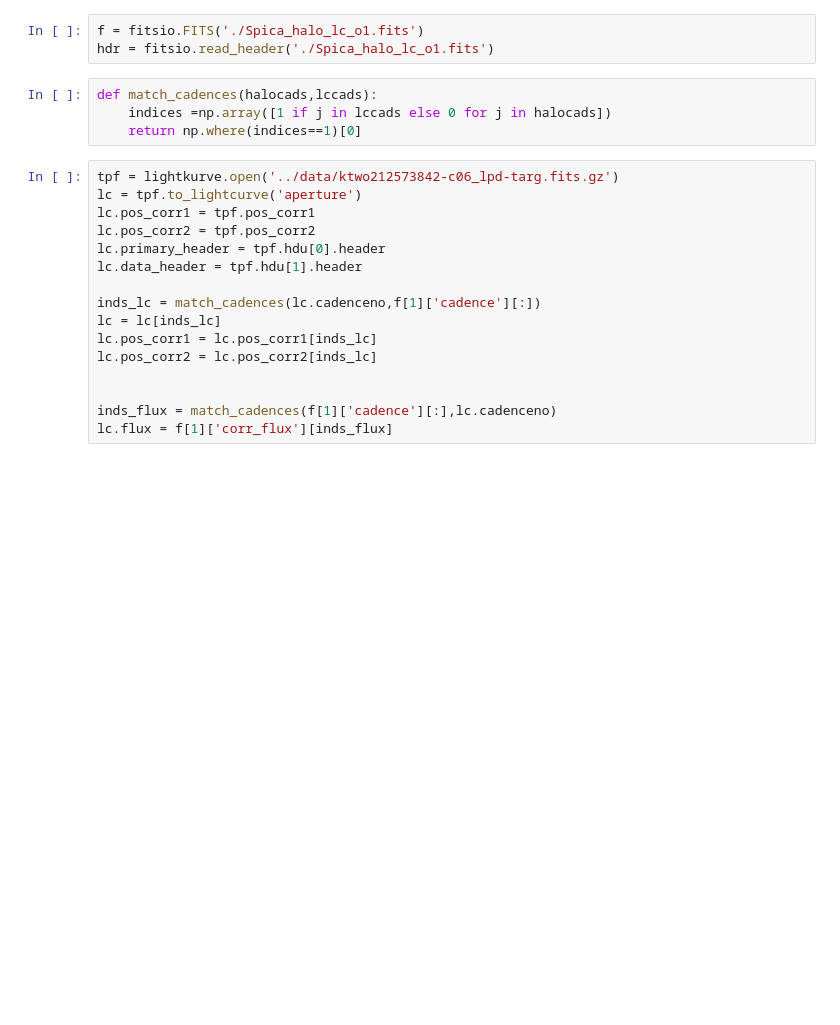
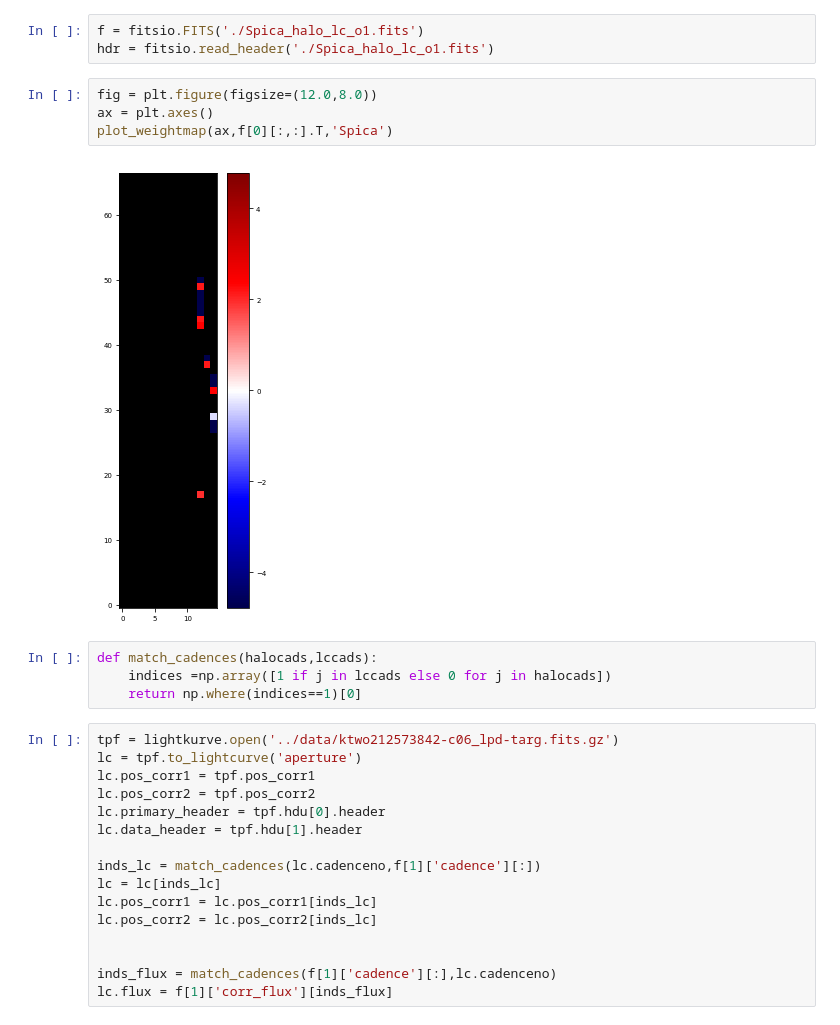
Before and after one commit to benjaminpope/k2halo, a Jupyter notebook: notebooks/spica_c6.ipynb, the cells around one changed output. Cells and saved outputs as stored; diff of their text form; blank space fills up the shorter version.

```diff
--- a/notebooks/spica_c6.ipynb
+++ b/notebooks/spica_c6.ipynb
@@ -45,6 +48,12 @@ Everything saved to ./Spica_all_o1_sub1.png
 # %%
 f = fitsio.FITS('./Spica_halo_lc_o1.fits')
 hdr = fitsio.read_header('./Spica_halo_lc_o1.fits')
+# %%
+fig = plt.figure(figsize=(12.0,8.0))
+ax = plt.axes()
+plot_weightmap(ax,f[0][:,:].T,'Spica')
+# %% [output]
+[figure, added]
 # %%
 def match_cadences(halocads,lccads):
     indices =np.array([1 if j in lccads else 0 for j in halocads])
```
Also changed, not shown: parts of 6 cells of this notebook, 17 other files.
